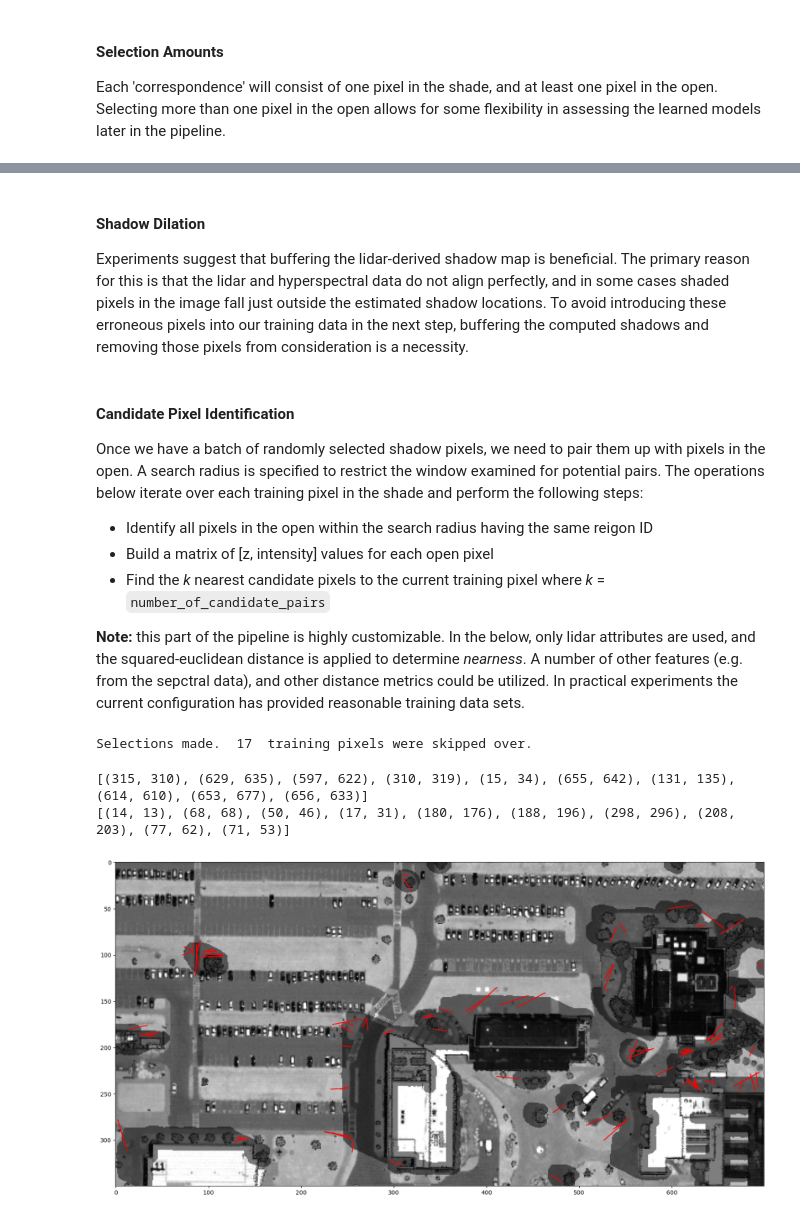
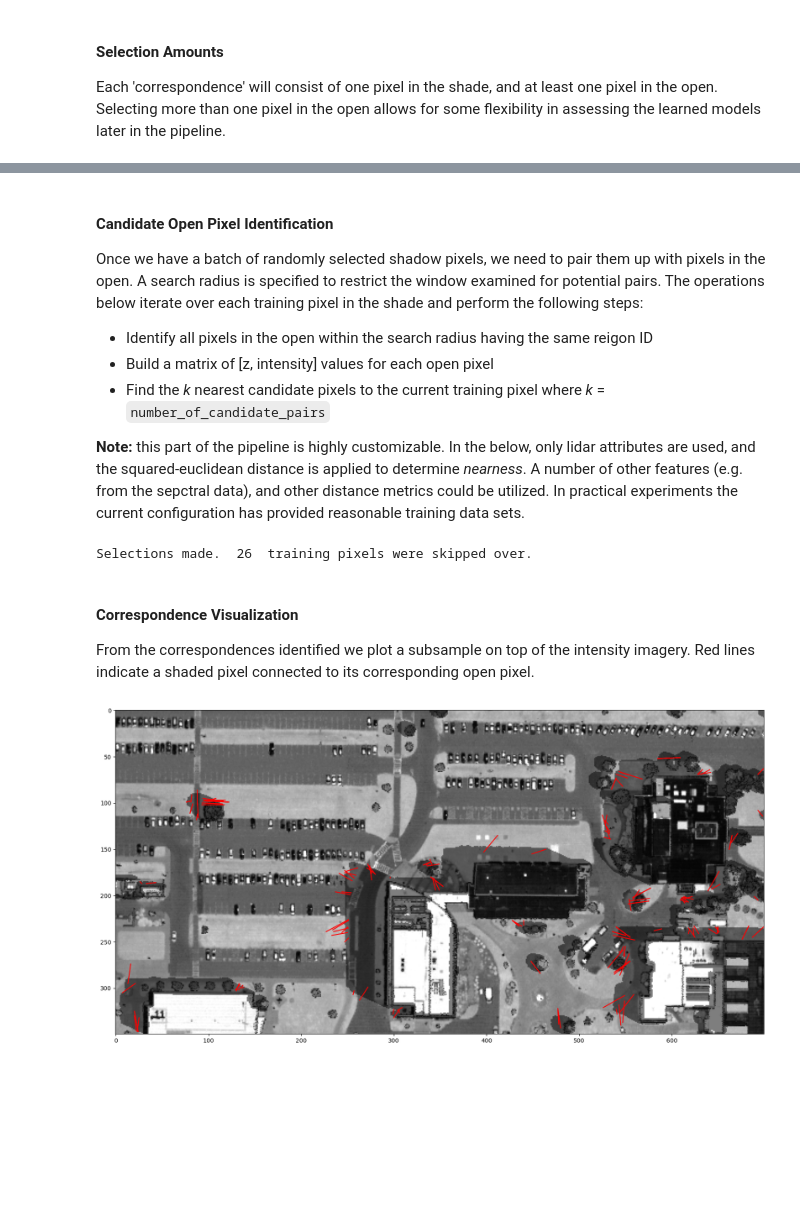
Before and after one commit to iditmer/HyperspectralShadowCompensation, a Jupyter notebook: 02_identifying_correspondences.ipynb, the cells around one changed output, grey strips where cells are left out. Drawn from its saved outputs; the diff is of its cells as text; code cells hidden in the pictures; blank space fills up the shorter version.

Commit message:
Refined correspondence selection

```diff
--- a/02_identifying_correspondences.ipynb
+++ b/02_identifying_correspondences.ipynb
@@ -21,0 +46,10 @@ Each 'correspondence' will consist of one pixel in the shade, and at least one p
+# %%
+dilated_shadow = cv.dilate(np.uint8(shadow), shadow_modification_kernel).astype(bool)
+
+shadow_pixels = np.where(dilated_shadow)
+shadow_pixels = set(zip(shadow_pixels[0], shadow_pixels[1]))
+
+for region_id in lidar_segment_import:
+    for pixel in lidar_segment_import[region_id]['open']:
+        if pixel in shadow_pixels:
+            lidar_segment_import[region_id]['open'].remove(pixel)
@@ -34,20 +69,5 @@ for i in range(number_of_correspondences):
-# %% [markdown]
-#### Shadow Dilation ####
-
-Experiments suggest that buffering the lidar-derived shadow map is beneficial. The primary reason for this is that the lidar and hyperspectral data do not align perfectly, and in some cases shaded pixels in the image fall just outside the estimated shadow locations. To avoid introducing these erroneous pixels into our training data in the next step, buffering the computed shadows and removing those pixels from consideration is a necessity.
-# %%
-dilation_kernel = cv.getStructuringElement(cv.MORPH_ELLIPSE, (12, 12))
-shadow = cv.dilate(np.uint8(shadow), dilation_kernel).astype(bool)
-
-shadow_pixels = np.where(shadow)
-shadow_pixels = set(zip(shadow_pixels[0], shadow_pixels[1]))
-
-for region_id in lidar_segment_import:
-    for pixel in lidar_segment_import[region_id]['open']:
-        if pixel in shadow_pixels:
-            lidar_segment_import[region_id]['open'].remove(pixel)
 # %% [markdown]
-#### Candidate Pixel Identification ####
+#### Candidate Open Pixel Identification ####
 
 Once we have a batch of randomly selected shadow pixels, we need to pair them up with pixels in the open. A search radius is specified to restrict the window examined for potential pairs. The operations below iterate over each training pixel in the shade and perform the following steps:
 * Identify all pixels in the open within the search radius having the same reigon ID
@@ -59,16 +79,14 @@ Once we have a batch of randomly selected shadow pixels, we need to pair them up
 
 # building a collection of the form { shade_pixel: possible_open_pixels[] }
 training_data = {}
-search_radius_in_pixels = 35
+search_radius_in_pixels = 25
 number_of_training_pixels_skipped = 0
 
-for region_id, pixel_index in training_pixels_in_shade:
-
-    training_pixel = lidar_segment_import[region_id]['shade'][pixel_index]
+for region_id, shade_pixel in training_pixels_in_shade:
 
     search_window = []
-    for row in range(training_pixel[0] - search_radius_in_pixels, training_pixel[0] + search_radius_in_pixels):
-        for column in range(training_pixel[1] - search_radius_in_pixels, training_pixel[1] + search_radius_in_pixels):
+    for row in range(shade_pixel[0] - search_radius_in_pixels, shade_pixel[0] + search_radius_in_pixels):
+        for column in range(shade_pixel[1] - search_radius_in_pixels, shade_pixel[1] + search_radius_in_pixels):
             search_window.append((row,column))
 
     search_window = set(search_window)
@@ -84,7 +102,7 @@ for region_id, pixel_index in training_pixels_in_shade:
     # scale feature values to candidate max to mitigate uneven weighting
     candidate_max = np.max(candidate_data, axis=0)
     candidate_data = candidate_data / candidate_max
-    training_point = np.array([dem[training_pixel], intensity[training_pixel]])
+    training_point = np.array([dem[shade_pixel], intensity[shade_pixel]])
     training_point = training_point / candidate_max
 
     # compute distances of candidate pixels from training pixel; select specified number of
@@ -94,41 +112,38 @@ for region_id, pixel_index in training_pixels_in_shade:
 
     # note the candidate data matrix will have one row per pixel in search window, so the sorted index
     # can be used to identify the pixel location using the search_window as follows
-    training_data[training_pixel] = []
+    training_data[shade_pixel] = []
     for candidate_index in ascending_distance_indices[:number_of_candidate_pairs]:
-        training_data[training_pixel].append(search_window[candidate_index])
+        training_data[shade_pixel].append(search_window[candidate_index])
 
 print('Selections made. ', number_of_training_pixels_skipped, ' training pixels were skipped over.')
 pickle.dump(training_data, open('data/training_correspondences.p', 'wb'))
 # %% [output]
-Selections made.  17  training pixels were skipped over.
+Selections made.  26  training pixels were skipped over.
+# %% [markdown]
+#### Correspondence Visualization ####
+
+From the correspondences identified we plot a subsample on top of the intensity imagery. Red lines indicate a shaded pixel connected to its corresponding open pixel.
 # %%
-import random
-
-num_examples = 120
+num_examples = 150
 training_keys = list(training_data.keys())
 example_shadow_pixels = [ training_keys[i] for i in np.random.randint(0, len(training_keys), (num_examples)) ]
 
 correspondence_x_vals = []
 correspondence_y_vals = []
 
 for i in range(num_examples):
     correspondence_x_vals.append((example_shadow_pixels[i][1], training_data[example_shadow_pixels[i]][0][1]))
     correspondence_y_vals.append((example_shadow_pixels[i][0], training_data[example_shadow_pixels[i]][0][0]))
 
-print(correspondence_x_vals[:10])
-print(correspondence_y_vals[:10])
-
 shaded_intensity = intensity.copy()
 for pixel in shadow_pixels:
     shaded_intensity[pixel] *= 0.5
 
 plt.figure(figsize=(20,20))
 plt.imshow(shaded_intensity, cmap='gray')
 for i in range(num_examples):
     plt.plot(correspondence_x_vals[i], correspondence_y_vals[i], '-r')
 plt.show()
 # %% [output]
-[(315, 310), (629, 635), (597, 622), (310, 319), (15, 34), (655, 642), (131, 135), (614, 610), (653, 677), (656, 633)]
-[(14, 13), (68, 68), (50, 46), (17, 31), (180, 176), (188, 196), (298, 296), (208, 203), (77, 62), (71, 53)]
-[figure, old version]
+[figure, new version]
```
Also changed, not shown: parts of 6 cells of this notebook.
